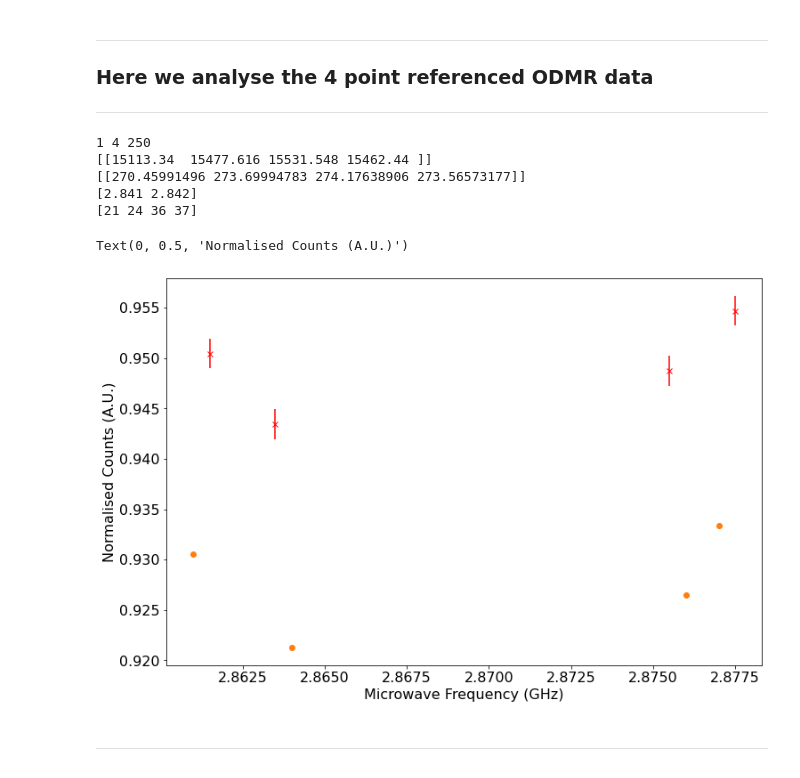
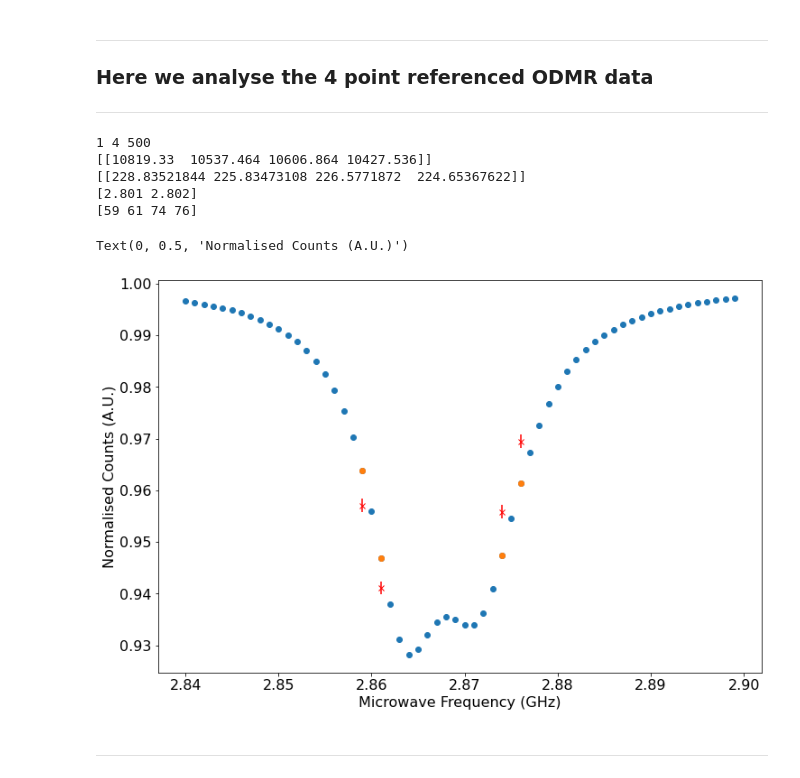
Before and after one commit to Corbyn93/Ryans_Python_Scripts, a Jupyter notebook: Ryan's Jupyter stuff/Thesis code/3 Temp Sensing Algorithms/Fujiwara/20211111_Fujiwara_experiment_data_analysis.ipynb, the cells around one changed output. Saved outputs shown, nothing was run; the diff lists cells and outputs as text; code cells hidden in the pictures.

```diff
--- a/Ryan's Jupyter stuff/Thesis code/3 Temp Sensing Algorithms/Fujiwara/20211111_Fujiwara_experiment_data_analysis.ipynb
+++ b/Ryan's Jupyter stuff/Thesis code/3 Temp Sensing Algorithms/Fujiwara/20211111_Fujiwara_experiment_data_analysis.ipynb
@@ -171,7 +171,7 @@ Additionally, I should be able to extract the Double Lorentz fitting of the data
  # Saves this data into a text file and the 2 plots generated.
 #######
 
-date = '20210930' # Date on folder in which the experimental data is saved.
+date = '20210910' # Date on folder in which the experimental data is saved.
 set_plot_params()
 
 # Load in the data file into an np array, and freqeuncy scan parameters
@@ -341,7 +341,7 @@ def save_data(file_ID, date, dwell_time, repeats, deltaD, error_deltaD, deltaT,
 # Load in the data file into an np array, and freqeuncy scan parameters
 # into a pandas array.
 
-four_point_data_set = '_4_point_referenced_odmr_35' # Short hand for the file name.
+four_point_data_set = '_4_point_referenced_odmr_45' # Short hand for the file name.
 
 # Set the file names for all 4 data sets recorded from the experiment.
 four_point_file_name_ODMR1 = date + four_point_data_set + '_ODMR1.dat'
@@ -364,7 +364,8 @@ four_point_odmr_data, four_point_reference_data = reshape_data(four_point_refere
                                                                four_point_odmr_data, four_point_params_values)
 
 # Need to have the four_freqs array layered as follows [F1, F2, F3, F4] due to riggering problems in the software.
-four_freqs = [2.8615 ,2.8635, 2.8755, 2.8775]
+four_freqs = [2.859 ,2.861, 2.874, 2.876]
+
 repeats = four_point_params_values[8]
 
 mean_four_point_intensity = np.mean(four_point_odmr_data, axis = 2)
@@ -382,40 +383,40 @@ norm_odmr_4_point = normalise_data(four_point_reference_data, four_point_odmr_da
 # Mean of the normalise dataset.
 mean_odmr_4_point_freq_points, mean_norm_4_point_odmr = mean_data(norm_odmr_4_point)
 
 # Find the error for the normaised dataset.
 norm_ODMR_errors = normalise_data_error_propogation(np.mean(norm_odmr_4_point, axis = 2),
                                                               four_point_reference_data, four_point_odmr_data,
                                                              repeats)
 
 # roll the values +1 spaces in the array to correct for problems in the measurement regime.
 mean_norm_4_point_odmr = np.roll(mean_norm_4_point_odmr, 1)
 norm_ODMR_errors = (np.roll(norm_ODMR_errors, 1))
 
 #plot.plot(freq[45*7:90*7], y_fit[45*7:90*7], color = 'k')
 print(freq[1:3])
 indices = []
 indices.append((np.abs(freq - four_freqs[0])).argmin())
 indices.append((np.abs(freq - four_freqs[1])).argmin())
 indices.append((np.abs(freq - four_freqs[2])).argmin())
 indices.append((np.abs(freq - four_freqs[3])).argmin())
 
 indices = np.array(indices)
 print(indices)
-plot.scatter(freq[120:160], y_fit[120:160])
+plot.scatter(freq[40:100], y_fit[40:100])
 plot.scatter(freq[indices], y_fit[indices], marker = 'o')
 
 plot.errorbar(four_freqs, mean_norm_4_point_odmr, norm_ODMR_errors[0], color = 'r', marker = 'x',
              linestyle = '')
 plot.xlabel('Microwave Frequency (GHz)')
 plot.ylabel('Normalised Counts (A.U.)')
 # %% [output]
-1 4 250
-[[15113.34  15477.616 15531.548 15462.44 ]]
-[[270.45991496 273.69994783 274.17638906 273.56573177]]
-[2.841 2.842]
-[21 24 36 37]
+1 4 500
+[[10819.33  10537.464 10606.864 10427.536]]
+[[228.83521844 225.83473108 226.5771872  224.65367622]]
+[2.801 2.802]
+[59 61 74 76]
 Text(0, 0.5, 'Normalised Counts (A.U.)')
-[figure, old version]
+[figure, new version]
 # %%
 #storage[41,:] = mean_norm_4_point_odmr
 #table = pd.DataFrame(storage)
```
Also changed, not shown: parts of 2 cells of this notebook, 2 other files.
